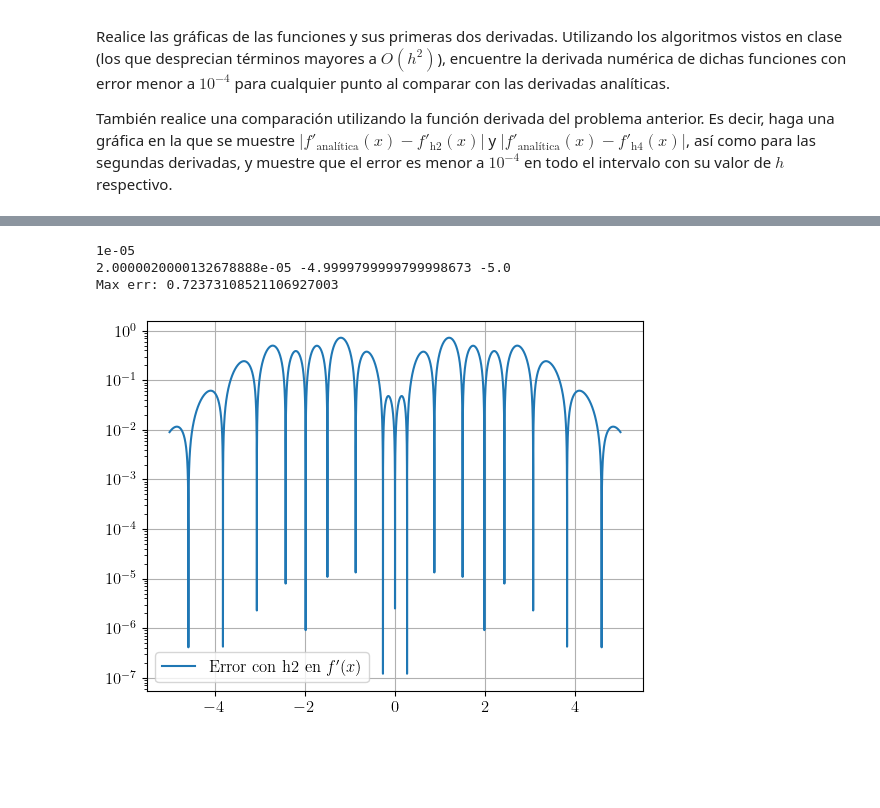
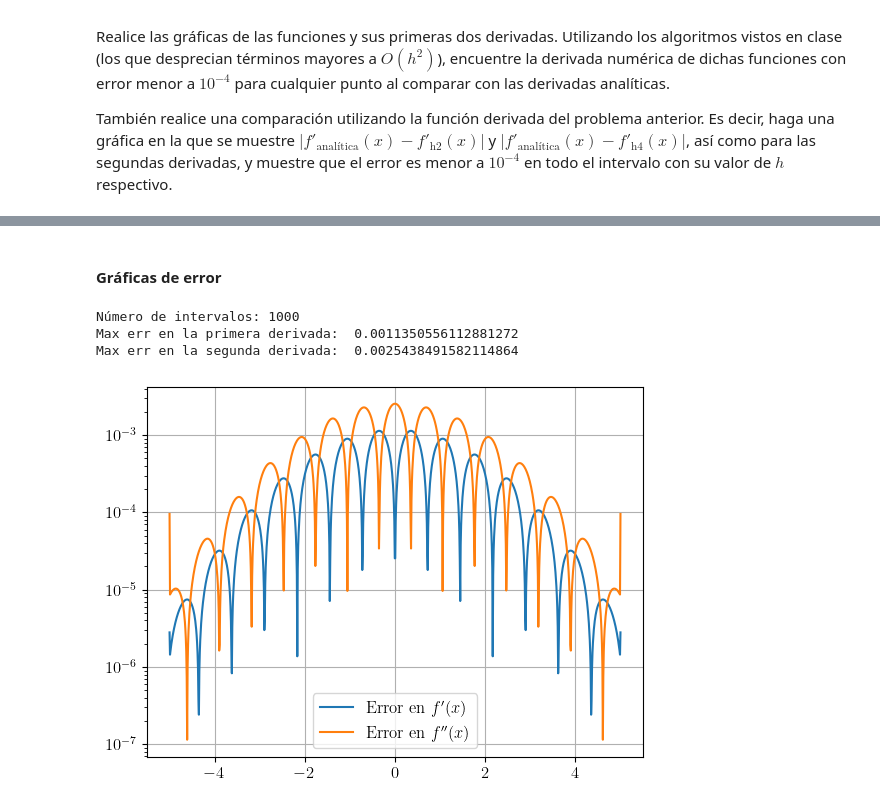
Before and after one commit to tamoaltas/FIS-COMP, a Jupyter notebook: tareas/tarea2.ipynb, the cells around one changed output, grey strips where cells are left out. Drawn from its saved outputs; the diff is of its cells as text; code cells hidden in the pictures; blank space fills up the shorter version.

```diff
--- a/tareas/tarea2.ipynb
+++ b/tareas/tarea2.ipynb
@@ -144,8 +149,9 @@ Realice las gráficas de las funciones y sus primeras dos derivadas. Utilizando
 
 También realice una comparación utilizando la función derivada del problema anterior. Es decir, haga una gráfica en la que se muestre $|f'_\text{analítica}(x) - f'_\text{h2}(x)|$ y $|f'_\text{analítica}(x) - f'_\text{h4}(x)|$, así como para las segundas derivadas, y muestre que el error es menor a $10^{-4}$ en todo el intervalo con su valor de $h$ respectivo.
 # %%
-def f(x):
-    return np.exp(- (x / 2) ** 4) * np.cos(4 * x)
-def g(x):
+# Funciones
+def func_f(x):
+    return np.exp(-(x / 2) ** 2) * np.cos(4 * x)
+def func_g(x):
     return -2 / x**6 + 1 / x**12
 # %% [markdown]
@@ -214,11 +230,9 @@ plt.show()
 # %%
 def derivada_h2(f, x):
-    h_2, df = abs(x[2] - x[0]), np.zeros_like(f)
-    print(h_2, x[2], x[0])
+    h_2, df = x[2] - x[0], np.zeros_like(f)
     for i in range(1,len(x)-1):
         df[i] = f[i+1] - f[i-1]
 
-    # Nótese que se multiplicaron los coefs anteriores por 2 porque la ec. de arriba divide por 2h
     df[0] = -f[2] + 4*f[1] - 3*f[0]
     df[-1] = f[-3] - 4*f[-2] + 3*f[-1]
     return df / h_2
@@ -224,0 +249,11 @@ def derivada_h2(f, x):
+# %%
+def segunda_derivada_h2(f, x):
+    hh, ddf = (x[1] - x[0])**2, np.zeros_like(f)
+    for i in range(1,len(x)-1):
+        ddf[i] = f[i+1] - 2*f[i] + f[i-1]
+
+    ddf[0] = 2*f[0] - 5*f[1] + 4*f[2] - f[3]
+    ddf[-1] = 2*f[-1] - 5*f[-2] + 4*f[-3] - f[-4]
+    return ddf / hh
+# %% [markdown]
+#### Gráficas de error
@@ -225,25 +262,29 @@ def derivada_h2(f, x):
 # %%
 x_min, x_max = -5,5
-n_hs = 1000000
-h = (x_max - x_min)/n_hs
-print(h)
+err = 1e-2
+N_hs = int(abs(x_max-x_min)/err)
+print('Número de intervalos:', N_hs)
 
-x = np.linspace(x_min,x_max,n_hs,dtype='float128')
-# Analíticas
-yFF = f(x)
-dyFF = f_prima(x)
+x = np.linspace(x_min,x_max, N_hs)
+# Analítico
+f = func_f(x)
+df = f_prima(x)
+ddf = f_bi_prima(x)
+# Numérico
+df_h2 = derivada_h2(f, x)
+ddf_h2 = segunda_derivada_h2(f, x)
+# Error
+err_df = abs(df - df_h2)
+err_ddf = abs(ddf - ddf_h2)
+print('Max err en la primera derivada:\t', max(err_df))
+print('Max err en la segunda derivada:\t', max(err_ddf))
 
-# Numéricas
-dyFF_h2 = derivada_h2(yFF, x)
-error_dFF_h2 = abs(dyFF - dyFF_h2)
-
-print('Max err:', error_dFF_h2.max())
-
-plt.semilogy(x,error_dFF_h2 , label=r"Error con h2 en $f'(x)$")
+plt.semilogy(x,err_df , label=r"Error en $f'(x)$")
+plt.semilogy(x,err_ddf , label=r"Error en $f''(x)$")
 plt.grid(), plt.legend(),
 plt.show()
 # %% [output]
-1e-05
-2.0000020000132678888e-05 -4.9999799999799998673 -5.0
-Max err: 0.72373108521106927003
+Número de intervalos: 1000
+Max err en la primera derivada:  0.0011350556112881272
+Max err en la segunda derivada:  0.0025438491582114864
-[figure, old version]
+[figure, new version]
```
Also changed, not shown: parts of 34 cells of this notebook, 1 other file.
